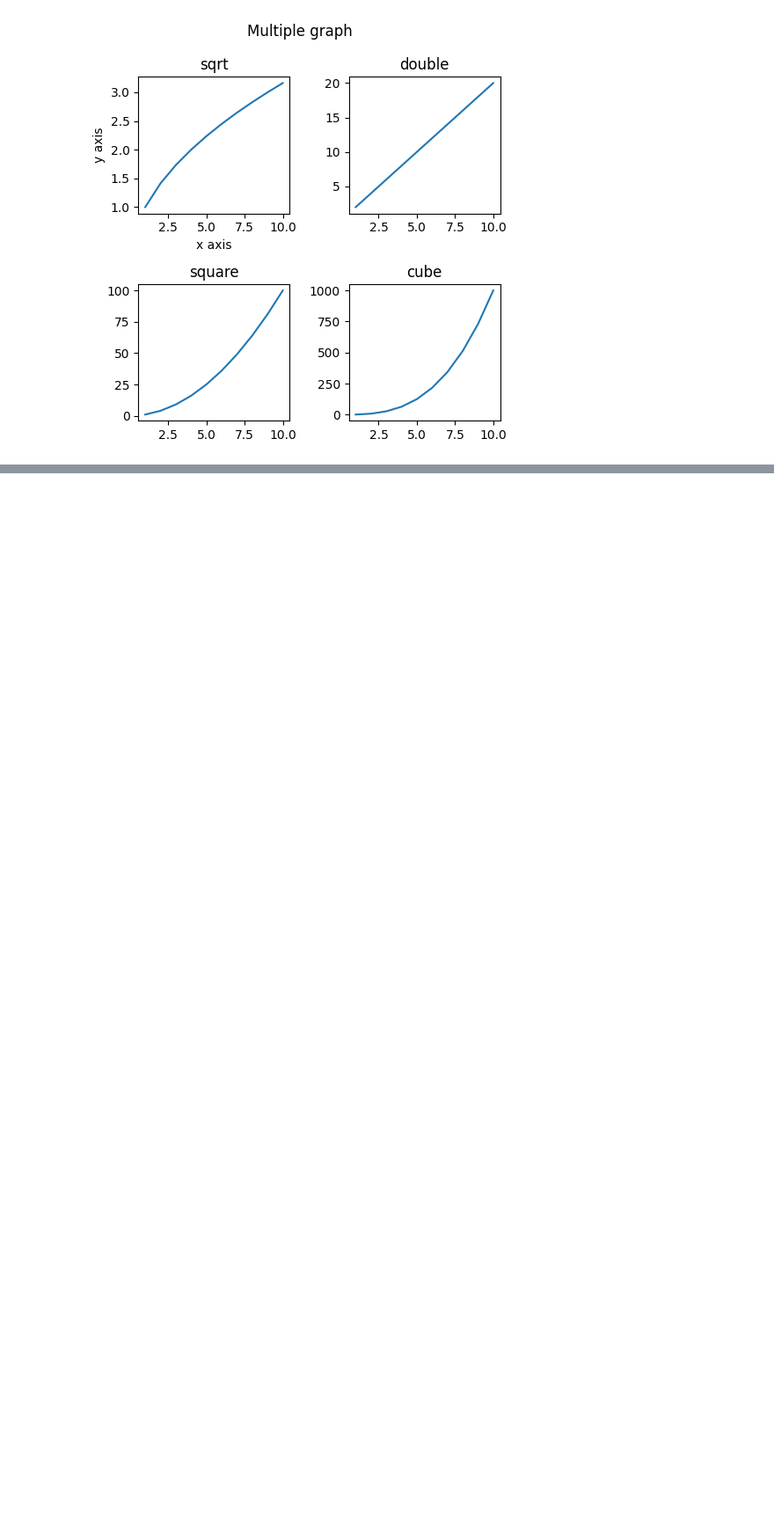
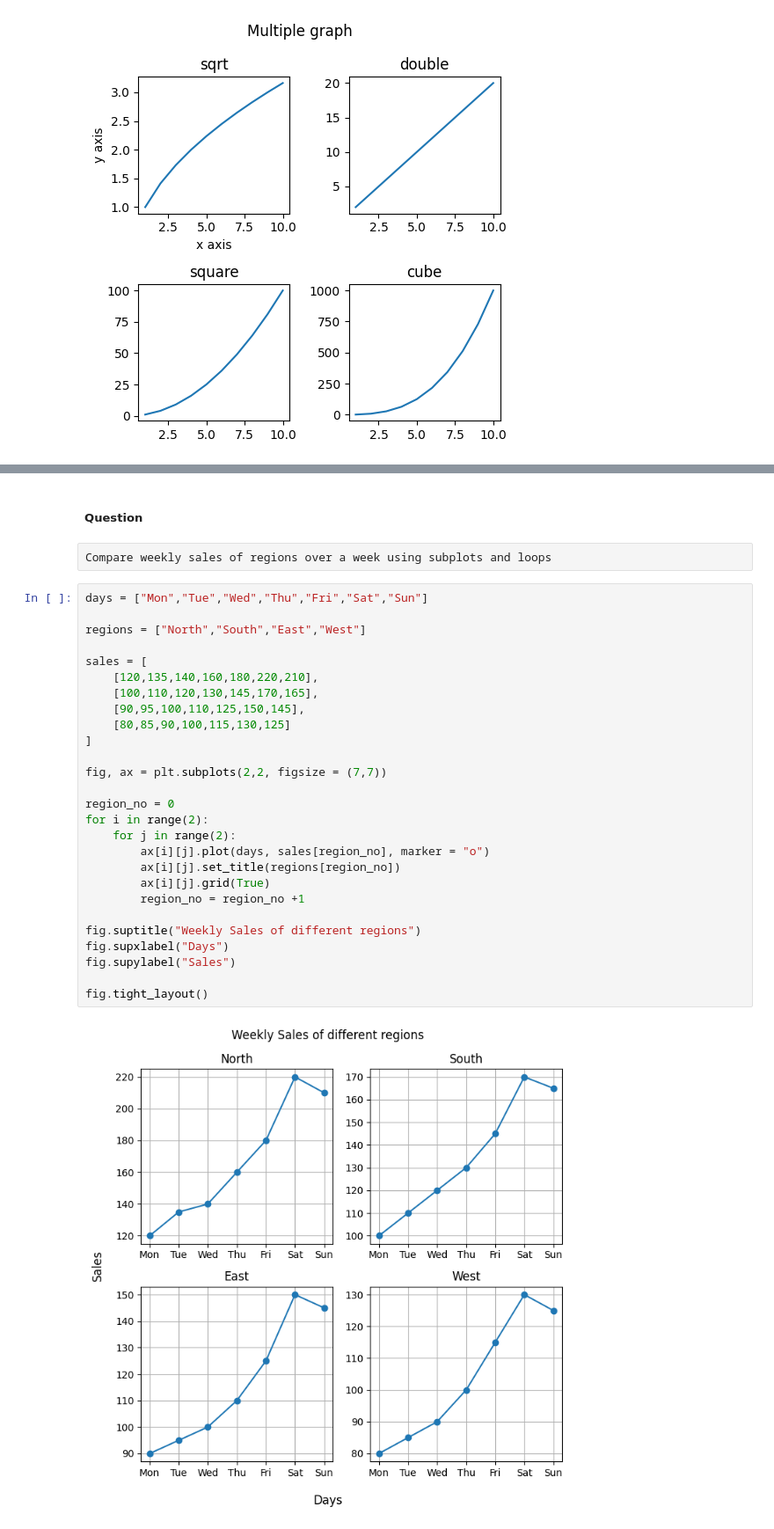
Before and after one commit to mohdwalirahmani/Data-Analytics, a Jupyter notebook: 05_Data Visualization/05_plots.ipynb, the cells around one changed output, grey strips where cells are left out. Shown at 88% size. Drawn from its saved outputs; the diff is of its cells as text; blank space fills up the shorter version.

Commit message:
questions

```diff
--- a/05_Data Visualization/05_plots.ipynb
+++ b/05_Data Visualization/05_plots.ipynb
@@ -145,0 +147,33 @@ fig
+# %% [markdown]
+##### Question
+# %% [raw]
+Compare weekly sales of regions over a week using subplots and loops
+# %%
+days = ["Mon","Tue","Wed","Thu","Fri","Sat","Sun"]
+
+regions = ["North","South","East","West"]
+
+sales = [
+    [120,135,140,160,180,220,210],
+    [100,110,120,130,145,170,165],
+    [90,95,100,110,125,150,145],
+    [80,85,90,100,115,130,125]
+]
+
+fig, ax = plt.subplots(2,2, figsize = (7,7))
+
+region_no = 0
+for i in range(2):
+    for j in range(2):
+        ax[i][j].plot(days, sales[region_no], marker = "o")
+        ax[i][j].set_title(regions[region_no])
+        ax[i][j].grid(True)
+        region_no = region_no +1
+
+fig.suptitle("Weekly Sales of different regions")
+fig.supxlabel("Days")
+fig.supylabel("Sales")
+
+fig.tight_layout()
+# %% [output]
+[figure, added]
```
Also changed, not shown: parts of 3 cells of this notebook.
